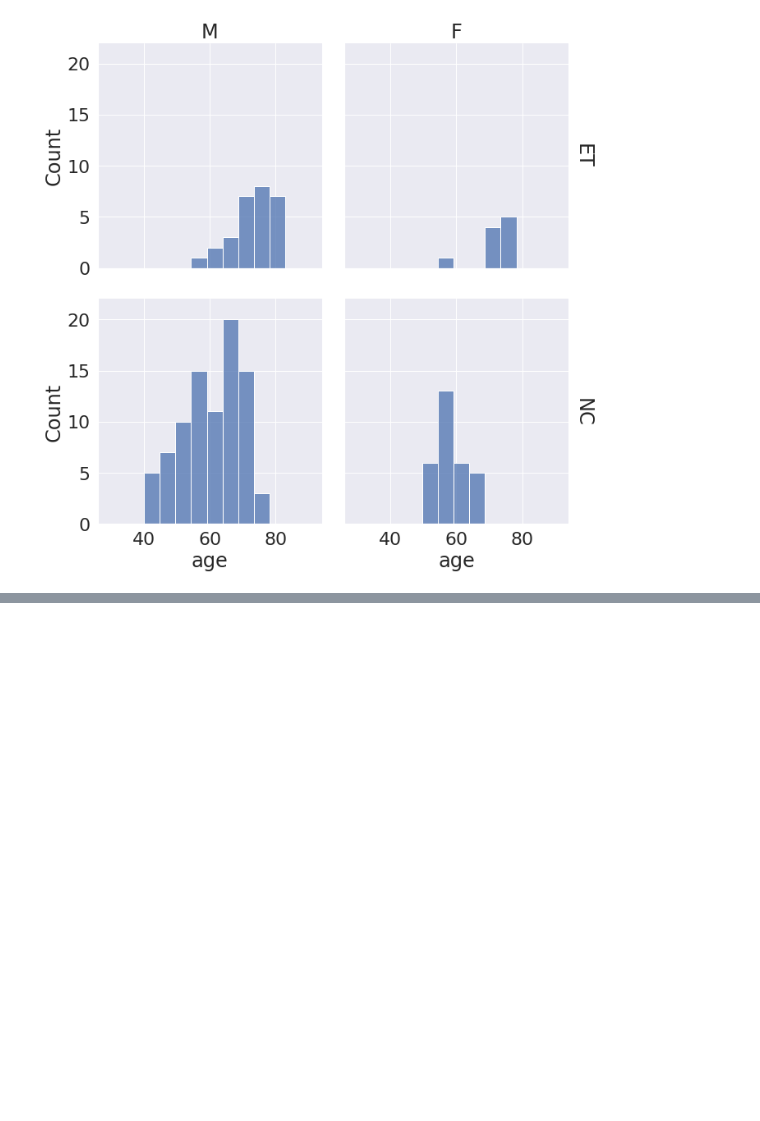
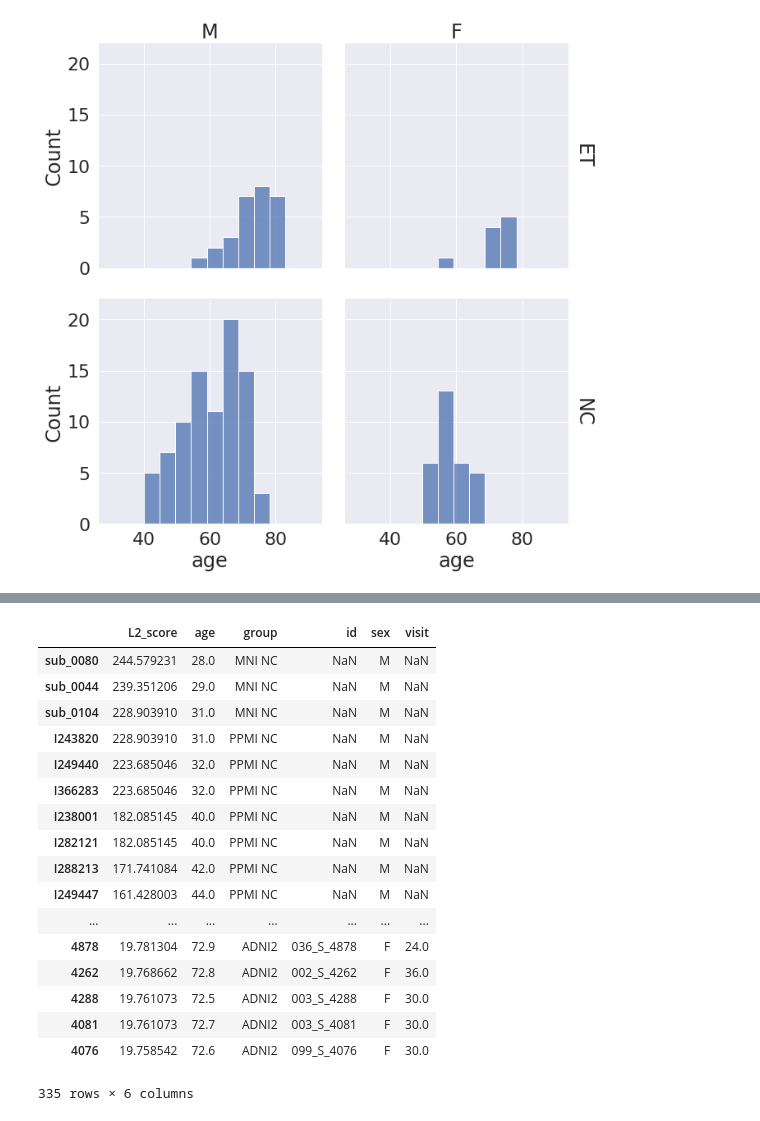
Before and after one commit to Vincent-wq/Replicability-of-PD-ICA, a Jupyter notebook: codes/devel/cerebellum_confounder/ppmi_matching.ipynb, the cells around one changed output, grey strips where cells are left out. Cells and saved outputs as stored; diff of their text form; code cells hidden in the pictures; blank space fills up the shorter version.

```diff
--- a/codes/devel/cerebellum_confounder/ppmi_matching.ipynb
+++ b/codes/devel/cerebellum_confounder/ppmi_matching.ipynb
@@ -328,0 +411,22 @@ def dist_score_L2(age, group_age):
+# %%
+l2_matched_nc.sort_values(by='L2_score', ascending=False)
+#len(l2_matched_nc)-133 (15=148-133)
+# %% [output]
+|  | L2_score | age | group | id | sex | visit |
+| sub_0080 | 244.579231 | 28.0 | MNI NC | NaN | M | NaN |
+| sub_0044 | 239.351206 | 29.0 | MNI NC | NaN | M | NaN |
+| sub_0104 | 228.903910 | 31.0 | MNI NC | NaN | M | NaN |
+| I243820 | 228.903910 | 31.0 | PPMI NC | NaN | M | NaN |
+| I249440 | 223.685046 | 32.0 | PPMI NC | NaN | M | NaN |
+| I366283 | 223.685046 | 32.0 | PPMI NC | NaN | M | NaN |
+| I238001 | 182.085145 | 40.0 | PPMI NC | NaN | M | NaN |
+| I282121 | 182.085145 | 40.0 | PPMI NC | NaN | M | NaN |
+| I288213 | 171.741084 | 42.0 | PPMI NC | NaN | M | NaN |
+| I249447 | 161.428003 | 44.0 | PPMI NC | NaN | M | NaN |
+| ... | ... | ... | ... | ... | ... | ... |
+| 4878 | 19.781304 | 72.9 | ADNI2 | 036_S_4878 | F | 24.0 |
+| 4262 | 19.768662 | 72.8 | ADNI2 | 002_S_4262 | F | 36.0 |
+| 4288 | 19.761073 | 72.5 | ADNI2 | 003_S_4288 | F | 30.0 |
+| 4081 | 19.761073 | 72.7 | ADNI2 | 003_S_4081 | F | 30.0 |
+| 4076 | 19.758542 | 72.6 | ADNI2 | 099_S_4076 | F | 30.0 |
+335 rows × 6 columns
```
Also changed, not shown: parts of 10 cells of this notebook.
